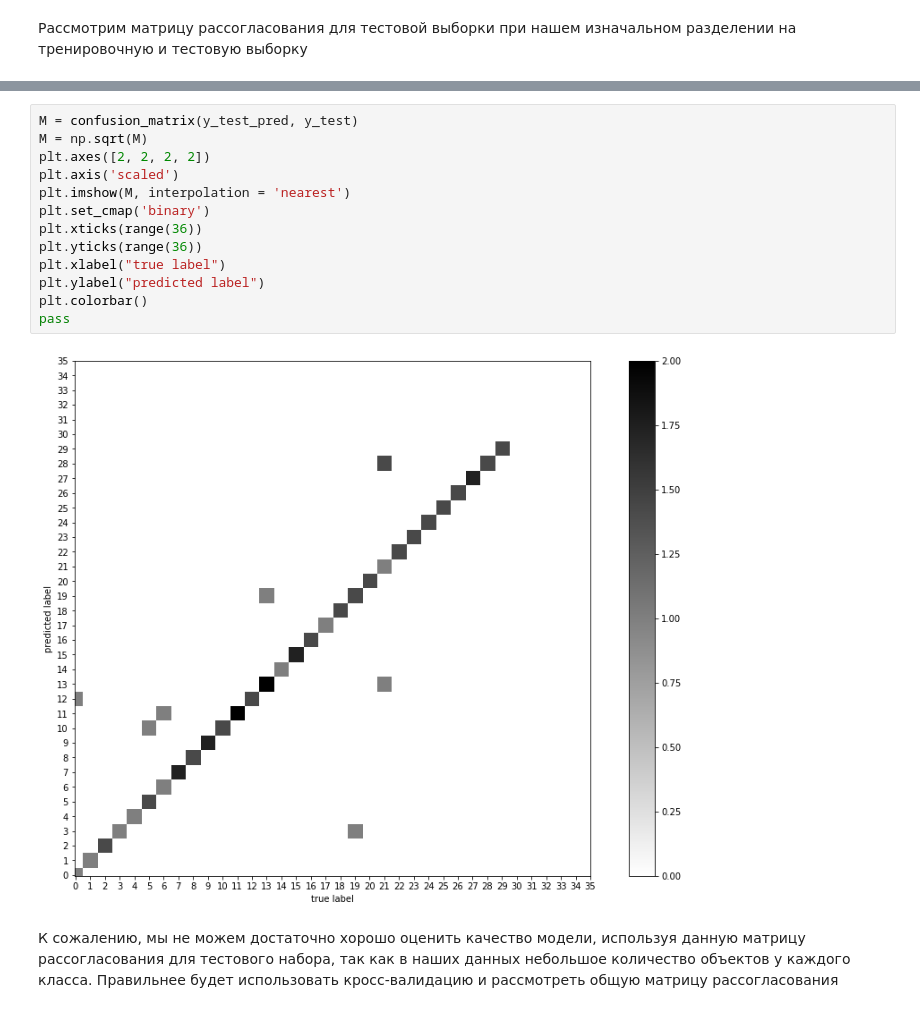
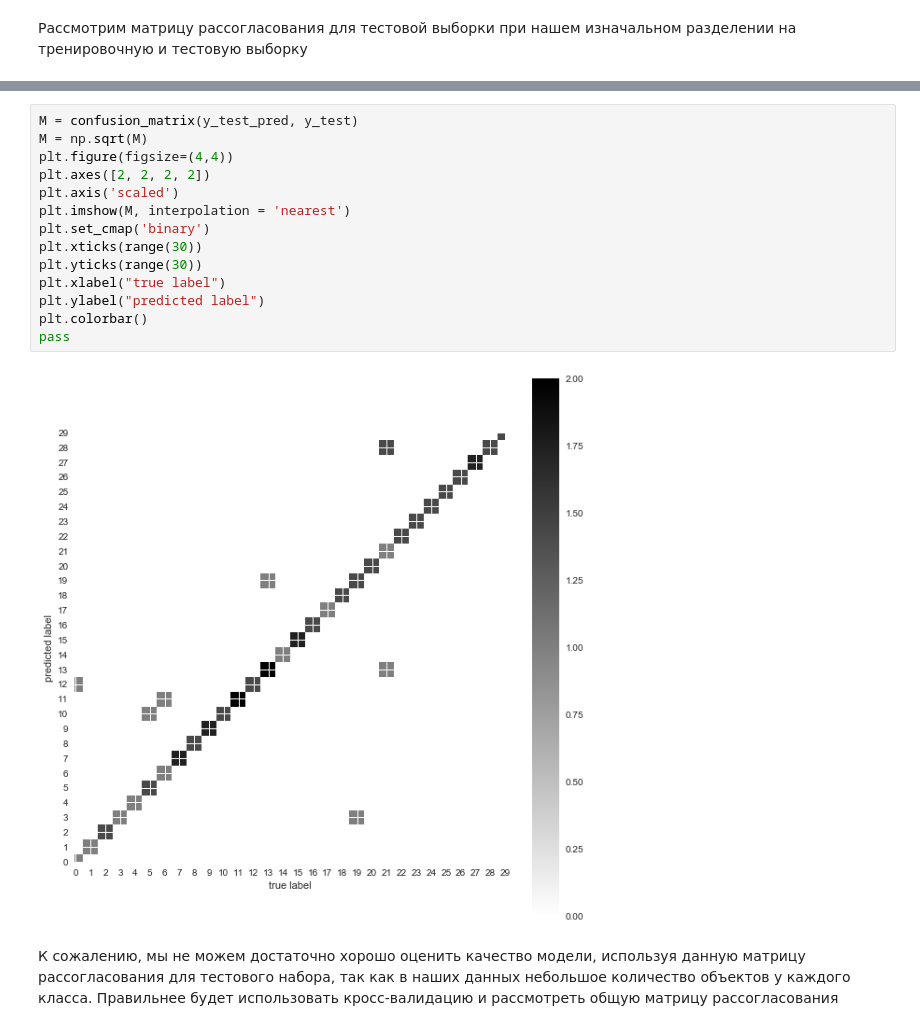
Before and after one commit to maksimovVva/Data_analysis, a Jupyter notebook: Maksimova_lab1.ipynb, the cells around one changed output, grey strips where cells are left out. Drawn from its saved outputs; the diff is of its cells as text.

```diff
--- a/Maksimova_lab1.ipynb
+++ b/Maksimova_lab1.ipynb
@@ -1320,18 +995,19 @@ print(confusion_matrix(y_test_pred, y_test))
 # %%
 M = confusion_matrix(y_test_pred, y_test)
 M = np.sqrt(M)
+plt.figure(figsize=(4,4))
 plt.axes([2, 2, 2, 2])
 plt.axis('scaled')
 plt.imshow(M, interpolation = 'nearest')
 plt.set_cmap('binary')
-plt.xticks(range(36))
-plt.yticks(range(36))
+plt.xticks(range(30))
+plt.yticks(range(30))
 plt.xlabel("true label")
 plt.ylabel("predicted label")
 plt.colorbar()
 pass
 # %% [output]
-[figure, old version]
+[figure, new version]
 # %% [markdown]
 К сожалению, мы не можем достаточно хорошо оценить качество модели, используя данную матрицу рассогласования для тестового набора, так как в наших данных небольшое количество объектов у каждого класса. Правильнее будет использовать кросс-валидацию и рассмотреть общую матрицу рассогласования
 # %%
```
Also changed, not shown: parts of 198 cells of this notebook.
